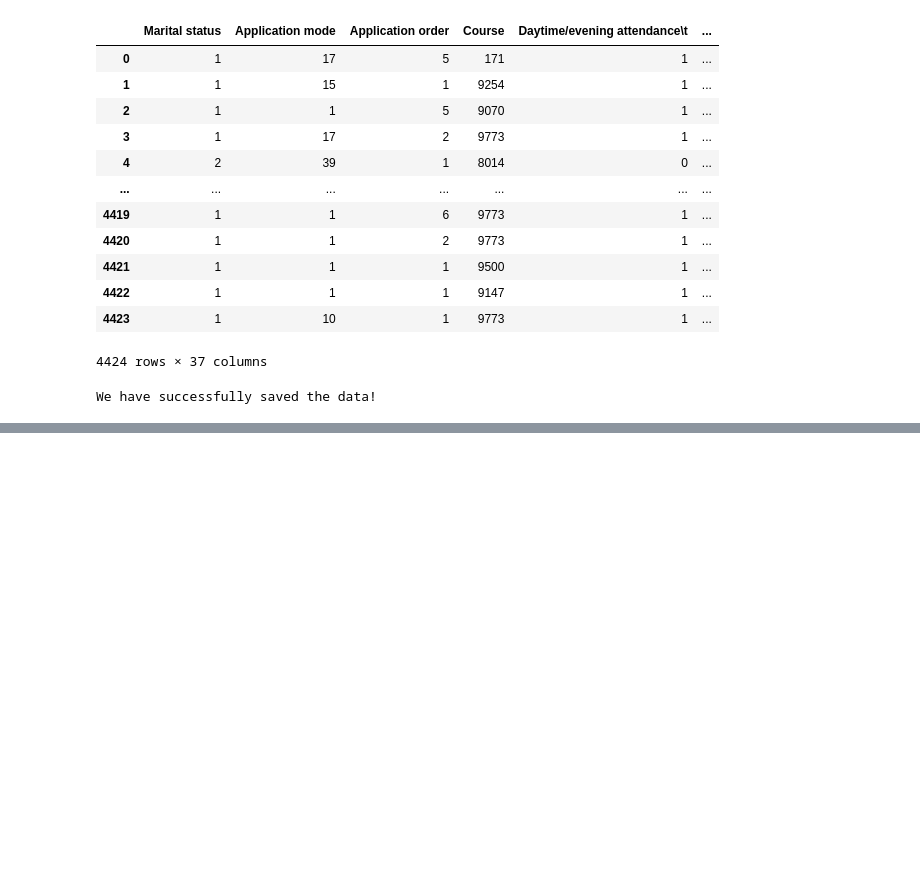
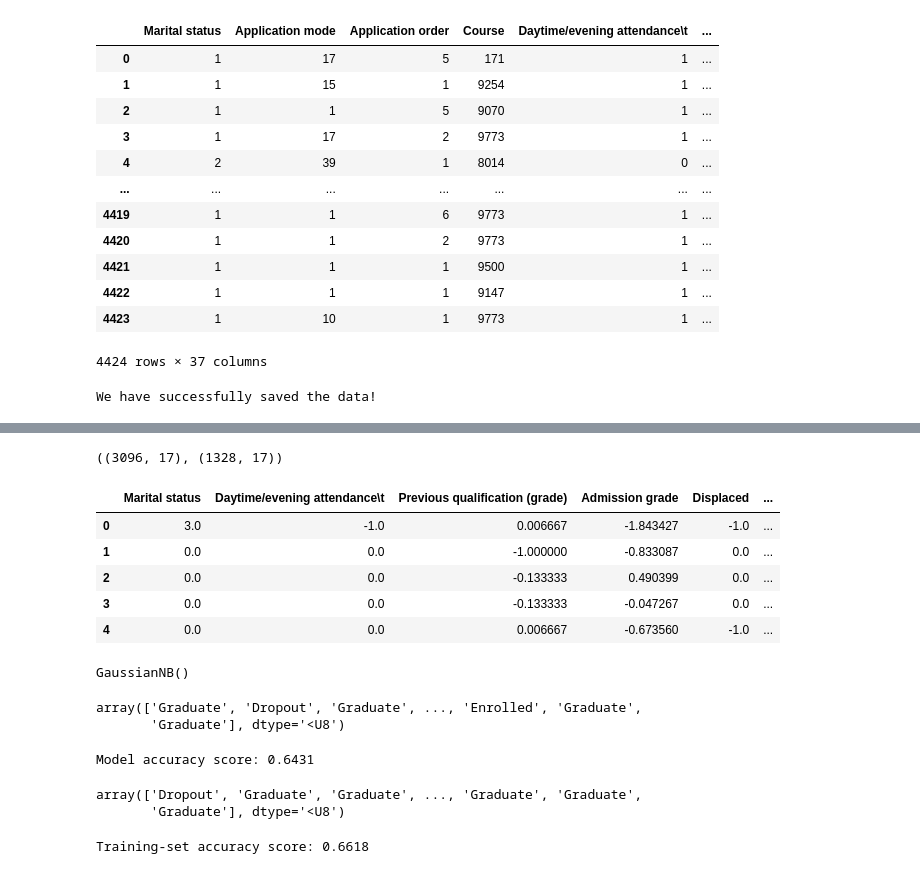
Before and after one commit to Chi-EEE/Data_Science-Project, a Jupyter notebook: Notebooks/Naïve-Bayes-Classifier/Naive-Bayes.ipynb, the cells around one changed output, grey strips where cells are left out. Cells and saved outputs as stored; diff of their text form; code cells hidden in the pictures; blank space fills up the shorter version.

Commit message:
Add code for Naive Bayes model

```diff
--- a/Notebooks/Naïve-Bayes-Classifier/Naive-Bayes.ipynb
+++ b/Notebooks/Naïve-Bayes-Classifier/Naive-Bayes.ipynb
@@ -65,0 +104,23 @@ We have successfully saved the data!
+# %%
+# split X and y into training and testing sets
+from sklearn.model_selection import train_test_split
+
+X_train, X_test, y_train, y_test = train_test_split(X, y, test_size = 0.3, random_state = 0)
+# %%
+# check the shape of X_train and X_test
+
+X_train.shape, X_test.shape
+# %% [output]
+((3096, 17), (1328, 17))
+# %%
+cols = X_train.columns
+# %%
+from sklearn.preprocessing import RobustScaler
+
+scaler = RobustScaler()
+
+X_train = scaler.fit_transform(X_train)
+
+X_test = scaler.transform(X_test)
+# %%
+X_train = pd.DataFrame(X_train, columns=[cols])
@@ -65,0 +129,46 @@ We have successfully saved the data!
+# %%
+X_train.head()
+# %% [output]
+|  | Marital status | Daytime/evening attendance\t | Previous qualification (grade) | Admission grade | Displaced | ... |
+| 0 | 3.0 | -1.0 | 0.006667 | -1.843427 | -1.0 | ... |
+| 1 | 0.0 | 0.0 | -1.000000 | -0.833087 | 0.0 | ... |
+| 2 | 0.0 | 0.0 | -0.133333 | 0.490399 | 0.0 | ... |
+| 3 | 0.0 | 0.0 | -0.133333 | -0.047267 | 0.0 | ... |
+| 4 | 0.0 | 0.0 | 0.006667 | -0.673560 | -1.0 | ... |
+# %%
+# train a Gaussian Naive Bayes classifier on the training set
+from sklearn.naive_bayes import GaussianNB
+
+
+# instantiate the model
+gnb = GaussianNB()
+
+
+# fit the model
+gnb.fit(X_train, y_train)
+# %% [output]
+GaussianNB()
+# %%
+y_pred = gnb.predict(X_test)
+
+y_pred
+# %% [output]
+array(['Graduate', 'Dropout', 'Graduate', ..., 'Enrolled', 'Graduate',
+       'Graduate'], dtype='<U8')
+# %%
+from sklearn.metrics import accuracy_score
+
+print('Model accuracy score: {0:0.4f}'. format(accuracy_score(y_test, y_pred)))
+# %% [output]
+Model accuracy score: 0.6431
+# %%
+y_pred_train = gnb.predict(X_train)
+
+y_pred_train
+# %% [output]
+array(['Dropout', 'Graduate', 'Graduate', ..., 'Graduate', 'Graduate',
+       'Graduate'], dtype='<U8')
+# %%
+print('Training-set accuracy score: {0:0.4f}'. format(accuracy_score(y_train, y_pred_train)))
+# %% [output]
+Training-set accuracy score: 0.6618
```
Also changed, not shown: parts of 8 cells of this notebook.
